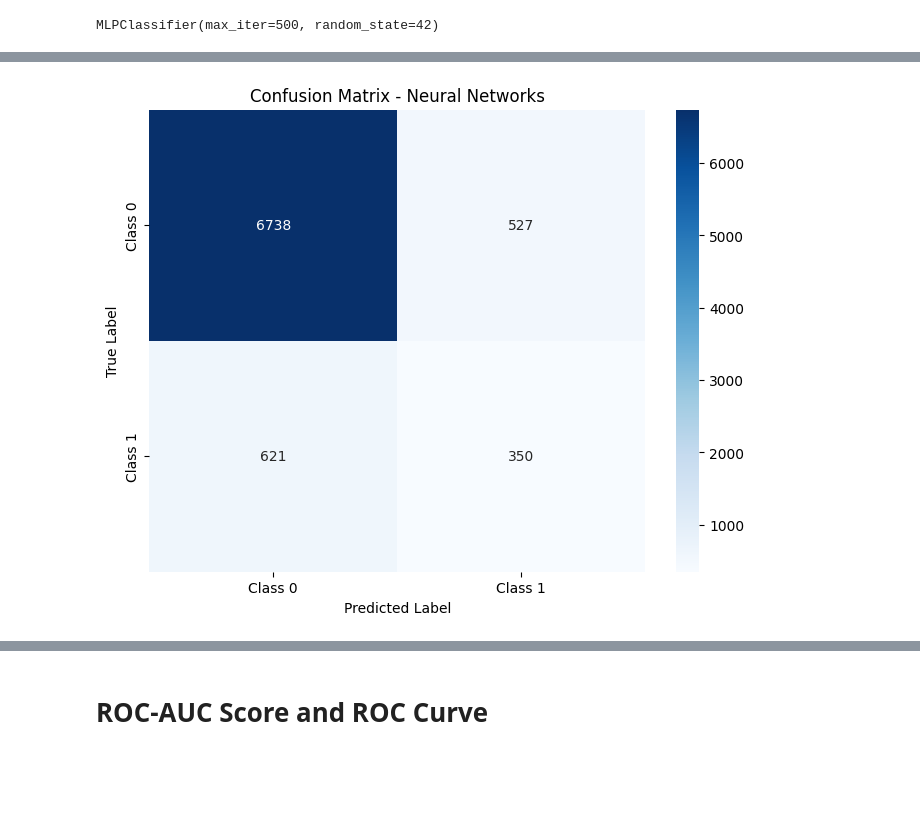
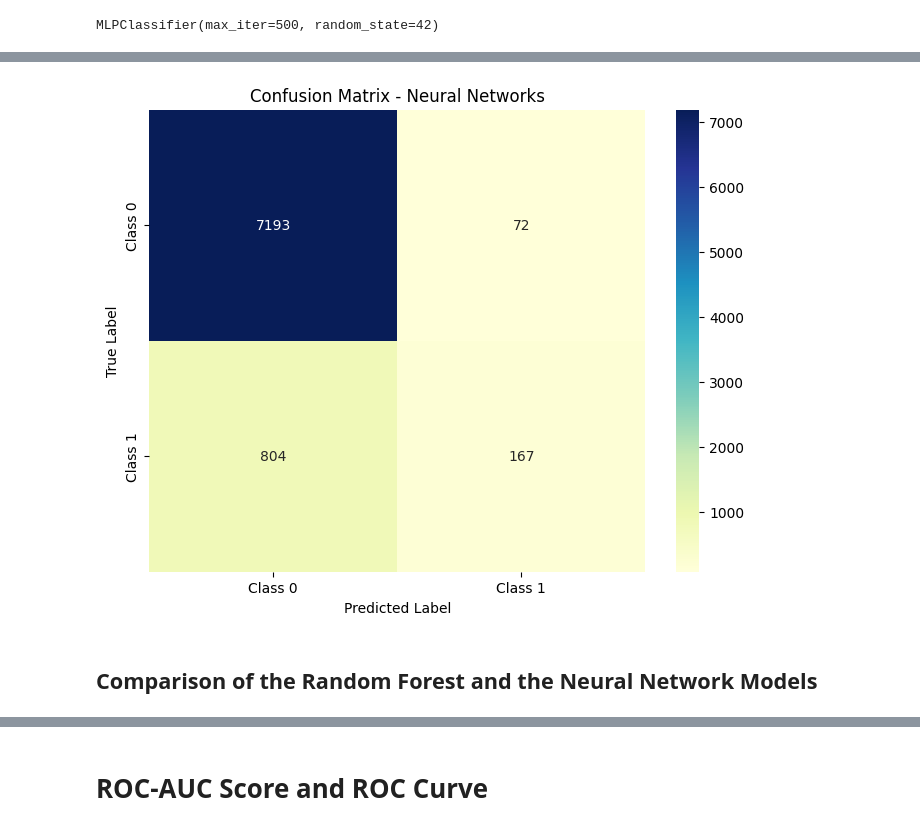
Before and after one commit to ShabnaIlmi/Bank-Marketing-Random-Forest-and-Neural-Networks, a Jupyter notebook: Coursework.ipynb, the cells around one changed output, grey strips where cells are left out. Drawn from its saved outputs; the diff is of its cells as text; code cells hidden in the pictures; blank space fills up the shorter version.

Commit message:
Finalized Models

```diff
--- a/Coursework.ipynb
+++ b/Coursework.ipynb
@@ -640,11 +730,11 @@ X_test_scaled = scaler.transform(X_test)
 # %%
 # 1. Random Forest Classifier
 rf_model = RandomForestClassifier(n_estimators=200, random_state=42, class_weight='balanced')
-rf_model.fit(X_train_resampled, y_train_resampled)
+rf_model.fit(X_train, y_train)
 
 from sklearn.neural_network import MLPClassifier
 
-# Compute class weights
+# Computing class weights
 class_weights = {0: len(y_train) / (2 * (y_train == 0).sum()),
                  1: len(y_train) / (2 * (y_train == 1).sum())}
 # %%
@@ -694,7 +784,7 @@ nn_model = MLPClassifier(hidden_layer_sizes=(100,), max_iter=500, random_state=4
 from sklearn.utils.class_weight import compute_class_weight
 
 # Compute class weights based on the target variable
-nn_model.fit(X_train_resampled, y_train_resampled)
+nn_model.fit(X_train, y_train)
 # %% [output]
 MLPClassifier(max_iter=500, random_state=42)
 # %%
@@ -722,18 +812,20 @@ weighted avg       0.85      0.86      0.86      8236
 # %%
 # Compute the confusion matrix
 cm_nn = confusion_matrix(y_test, y_pred_nn)
 
 # Plot the confusion matrix
 plt.figure(figsize=(8, 6))
-sns.heatmap(cm_nn, annot=True, fmt='d', cmap='Blues', xticklabels=['Class 0', 'Class 1'], yticklabels=['Class 0', 'Class 1'])
+sns.heatmap(cm_nn, annot=True, fmt='d', cmap='YlGnBu', xticklabels=['Class 0', 'Class 1'], yticklabels=['Class 0', 'Class 1'])
 plt.title("Confusion Matrix - Neural Networks")
 plt.xlabel("Predicted Label")
 plt.ylabel("True Label")
 
 # Ensure the plot is displayed
 plt.show()
 # %% [output]
-[figure, old version]
+[figure, new version]
+# %% [markdown]
+## **Comparison of the Random Forest and the Neural Network Models**
 # %%
 # Plotting the comparison of Random Forest and Neural Networks Models
 plt.figure(figsize=(10, 6))
```
Also changed, not shown: parts of 62 cells of this notebook.
